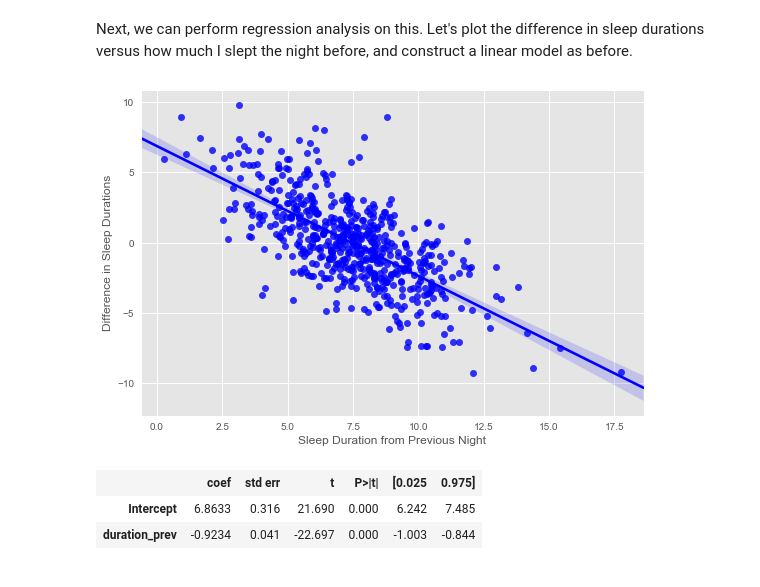
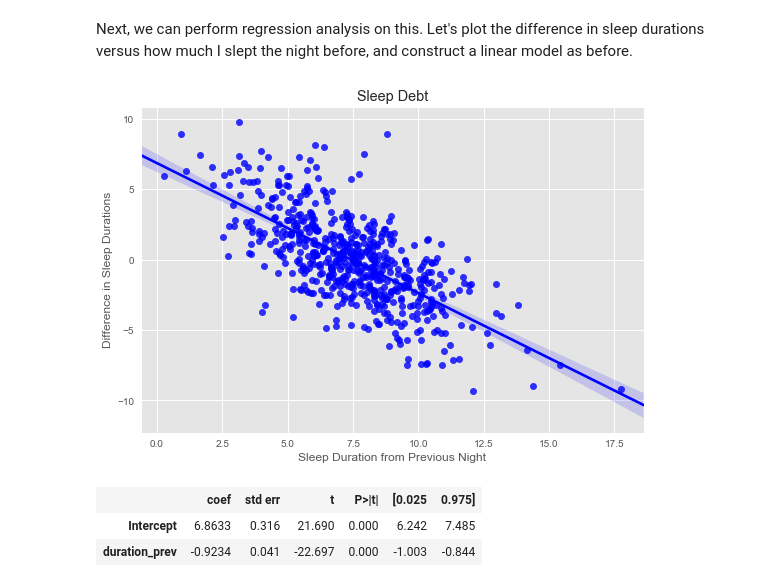
Before and after one commit to tuchandra/sleep-analysis, a Jupyter notebook: Stats and Sleep.ipynb, the cells around one changed output. Cells and saved outputs as stored; diff of their text form; code cells hidden in the pictures.

```diff
--- a/Stats and Sleep.ipynb
+++ b/Stats and Sleep.ipynb
@@ -255,10 +255,11 @@ Next, we can perform regression analysis on this. Let's plot the difference in s
 # %%
 # Plot how much more I slept each night vs. amount slept night before
 sns.regplot(x = df.duration_prev, y = df.duration_diff, color = "b")
 plt.xlabel("Sleep Duration from Previous Night")
-plt.ylabel("Difference in Sleep Durations");
+plt.ylabel("Difference in Sleep Durations")
+plt.title("Sleep Debt");
 # %% [output]
-[figure, old version]
+[figure, new version]
 # %%
 model = smf.ols(formula = 'duration_diff ~ duration_prev', data = df).fit()
 model.summary().tables[1]
```
Also changed, not shown: parts of 13 cells of this notebook.
